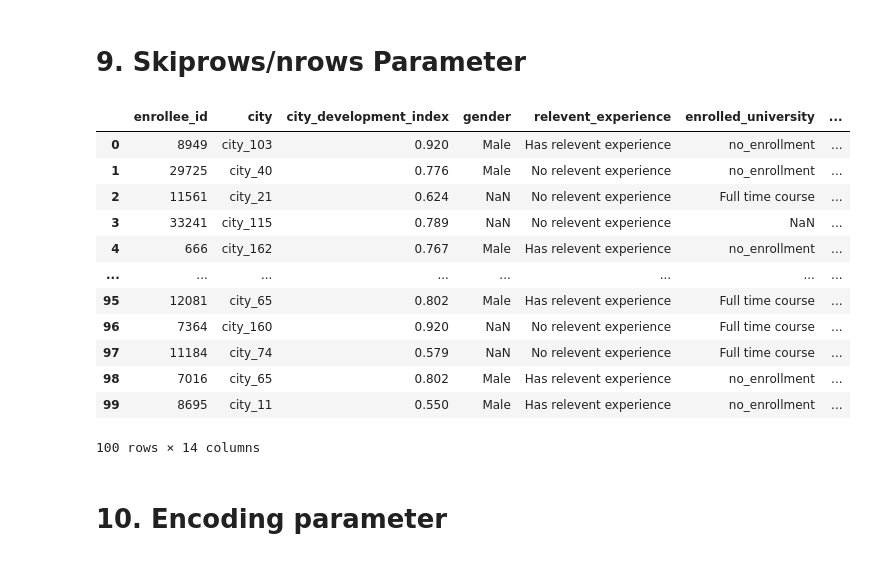
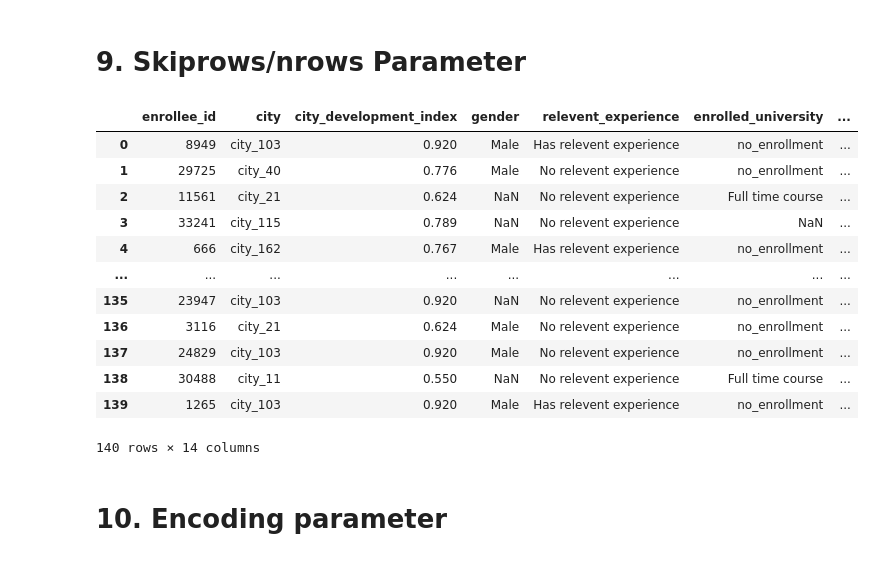
Before and after one commit to AqibNiazi/applied-machine-learning, a Jupyter notebook: day15-working-with-CSV-files/working-with-csv.ipynb, the cells around one changed output. Drawn from its saved outputs; the diff is of its cells as text; code cells hidden in the pictures.

```diff
--- a/day15-working-with-CSV-files/working-with-csv.ipynb
+++ b/day15-working-with-CSV-files/working-with-csv.ipynb
@@ -132,21 +135,21 @@ Name: gender, Length: 19158, dtype: object
 # %% [markdown]
 # 9. Skiprows/nrows Parameter
 # %%
-pd.read_csv('aug_train.csv',nrows=100)
+pd.read_csv('aug_train.csv',nrows=140)
 # %% [output]
 |  | enrollee_id | city | city_development_index | gender | relevent_experience | enrolled_university | ... |
 | 0 | 8949 | city_103 | 0.920 | Male | Has relevent experience | no_enrollment | ... |
 | 1 | 29725 | city_40 | 0.776 | Male | No relevent experience | no_enrollment | ... |
 | 2 | 11561 | city_21 | 0.624 | NaN | No relevent experience | Full time course | ... |
 | 3 | 33241 | city_115 | 0.789 | NaN | No relevent experience | NaN | ... |
 | 4 | 666 | city_162 | 0.767 | Male | Has relevent experience | no_enrollment | ... |
 | ... | ... | ... | ... | ... | ... | ... | ... |
-| 95 | 12081 | city_65 | 0.802 | Male | Has relevent experience | Full time course | ... |
-| 96 | 7364 | city_160 | 0.920 | NaN | No relevent experience | Full time course | ... |
-| 97 | 11184 | city_74 | 0.579 | NaN | No relevent experience | Full time course | ... |
-| 98 | 7016 | city_65 | 0.802 | Male | Has relevent experience | no_enrollment | ... |
-| 99 | 8695 | city_11 | 0.550 | Male | Has relevent experience | no_enrollment | ... |
+| 135 | 23947 | city_103 | 0.920 | NaN | No relevent experience | no_enrollment | ... |
+| 136 | 3116 | city_21 | 0.624 | Male | No relevent experience | no_enrollment | ... |
+| 137 | 24829 | city_103 | 0.920 | Male | No relevent experience | no_enrollment | ... |
+| 138 | 30488 | city_11 | 0.550 | NaN | No relevent experience | Full time course | ... |
+| 139 | 1265 | city_103 | 0.920 | Male | Has relevent experience | no_enrollment | ... |
-100 rows × 14 columns
+140 rows × 14 columns
 # %% [markdown]
 # 10. Encoding parameter
 # %%
```
Also changed, not shown: parts of 4 cells of this notebook, 3 other files.
